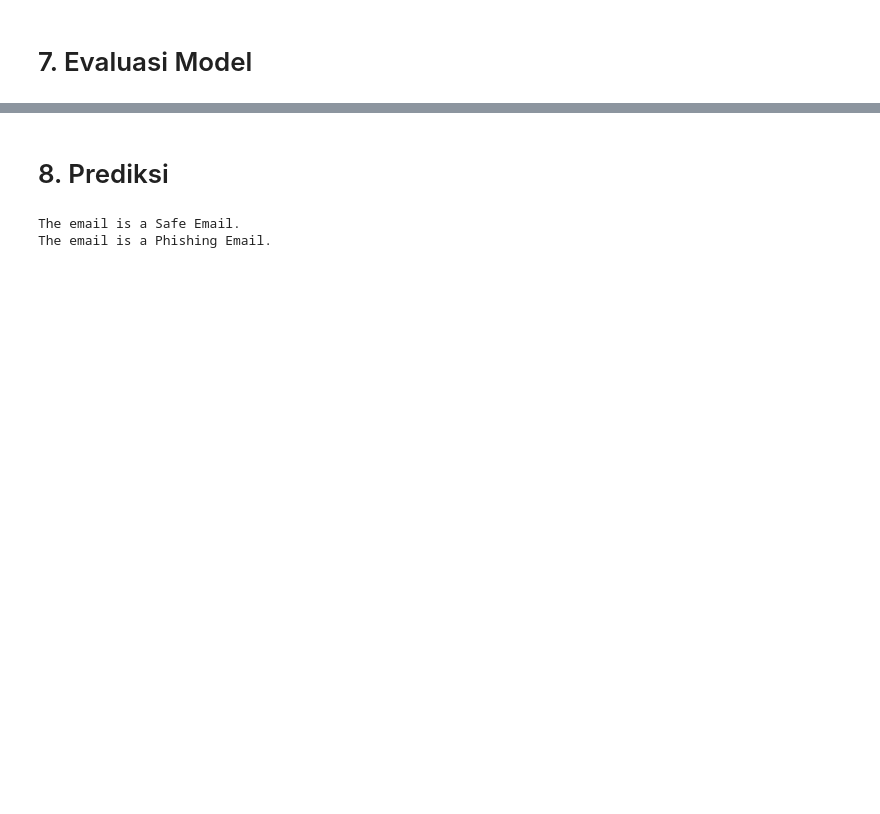
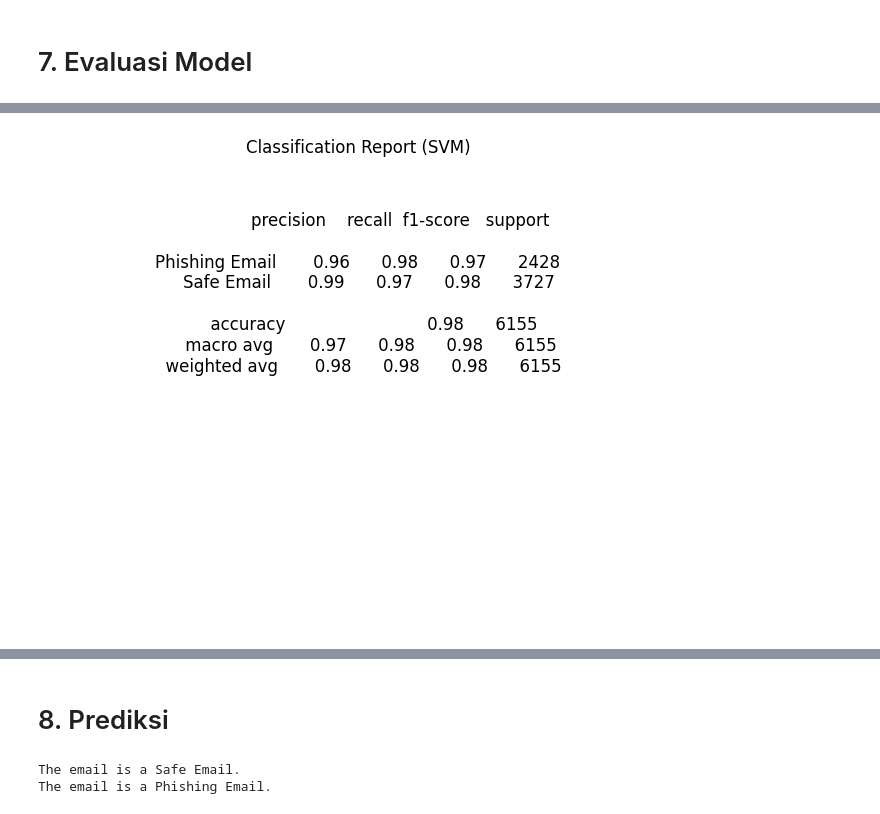
Before and after one commit to dikkaaaw/Email-Phising-Classification, a Jupyter notebook: Phishing Classification.ipynb, the cells around one changed output, grey strips where cells are left out. Saved outputs shown, nothing was run; the diff lists cells and outputs as text; code cells hidden in the pictures; blank space fills up the shorter version.

```diff
--- a/Phishing Classification.ipynb
+++ b/Phishing Classification.ipynb
@@ -370,0 +550,12 @@ plt.show()
+# %%
+# Membuat plot confusion matrix untuk model Decision Tree
+classification_rep = classification_report(y_test, svm_model.predict(X_test_tfidf))
+
+# Membuat plot classification report untuk model SVM
+plt.figure(figsize=(8, 6))
+plt.text(0.5, 0.5, classification_rep, fontsize=12, ha='center')
+plt.axis('off')
+plt.title('Classification Report (SVM)')
+plt.show()
+# %% [output]
+[figure, added]
```
Also changed, not shown: parts of 45 cells of this notebook, 7 other files.
